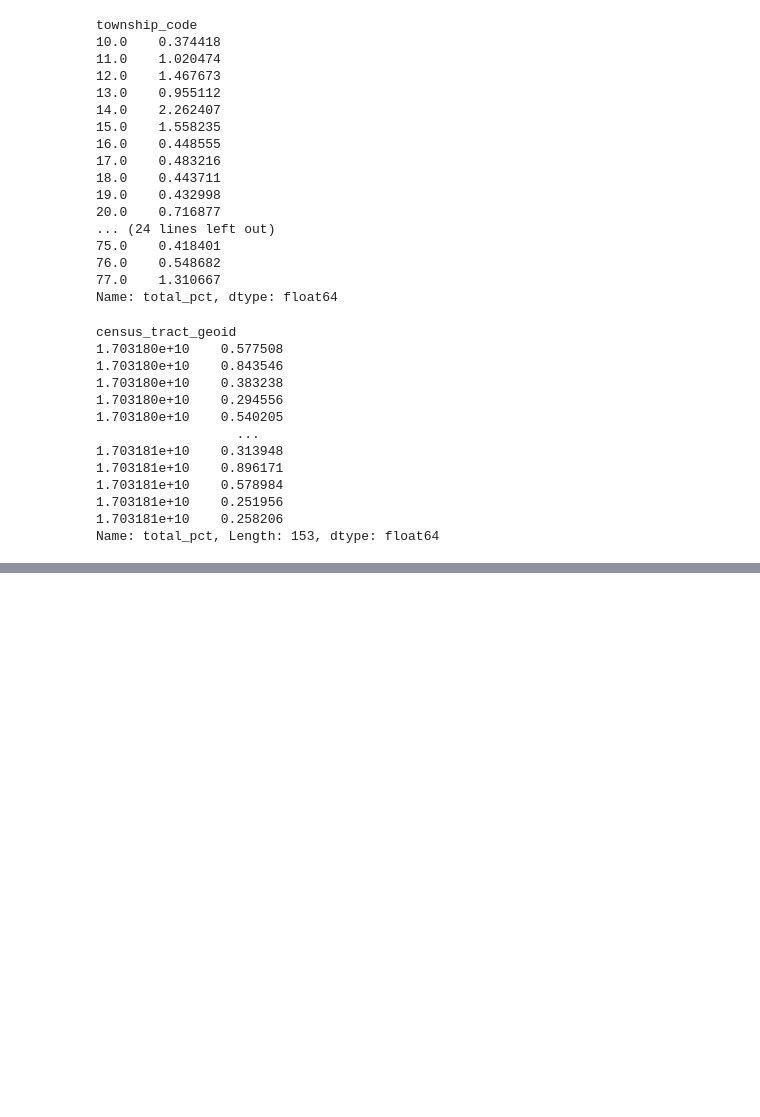
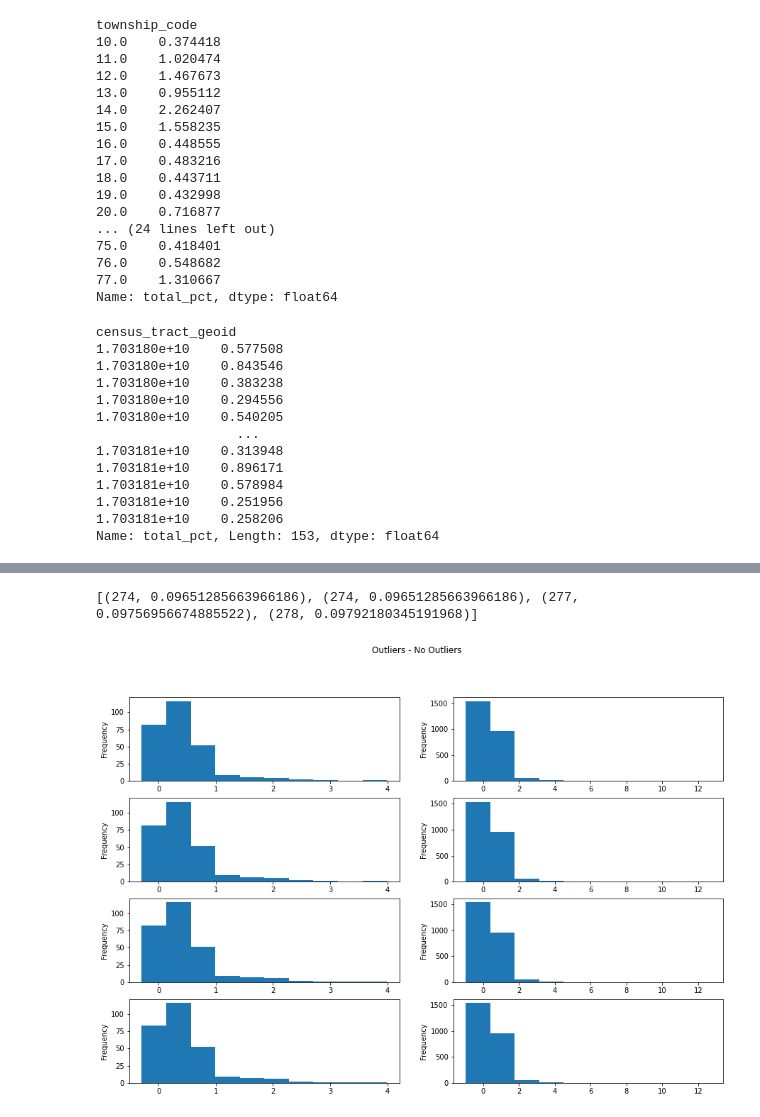
Before and after one commit to ccao-data/model-sales-val, a Jupyter notebook: explore.ipynb, the cells around one changed output, grey strips where cells are left out. Cells and saved outputs as stored; diff of their text form; code cells hidden in the pictures; blank space fills up the shorter version.

```diff
--- a/explore.ipynb
+++ b/explore.ipynb
@@ -409,0 +415,5 @@ Name: total_pct, Length: 153, dtype: float64
+# %%
+census_growth = plot_std(transactions, 'census_tract_geoid', 'total_pct', std_permutations)
+# %% [output]
+[(274, 0.09651285663966186), (274, 0.09651285663966186), (277, 0.09756956674885522), (278, 0.09792180345191968)]
+[figure, added]
```
Also changed, not shown: parts of 7 cells of this notebook.
